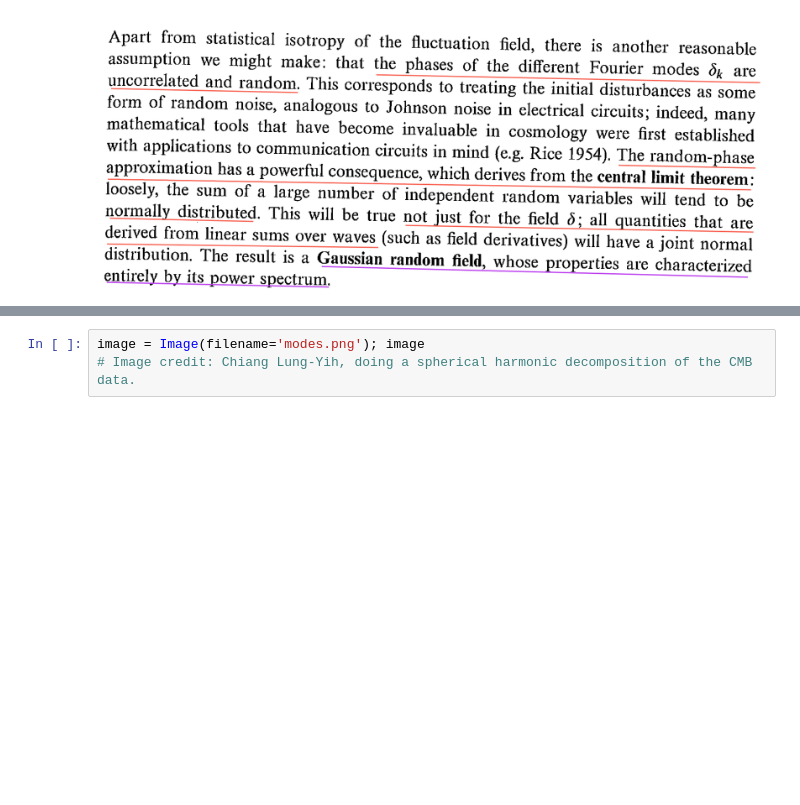
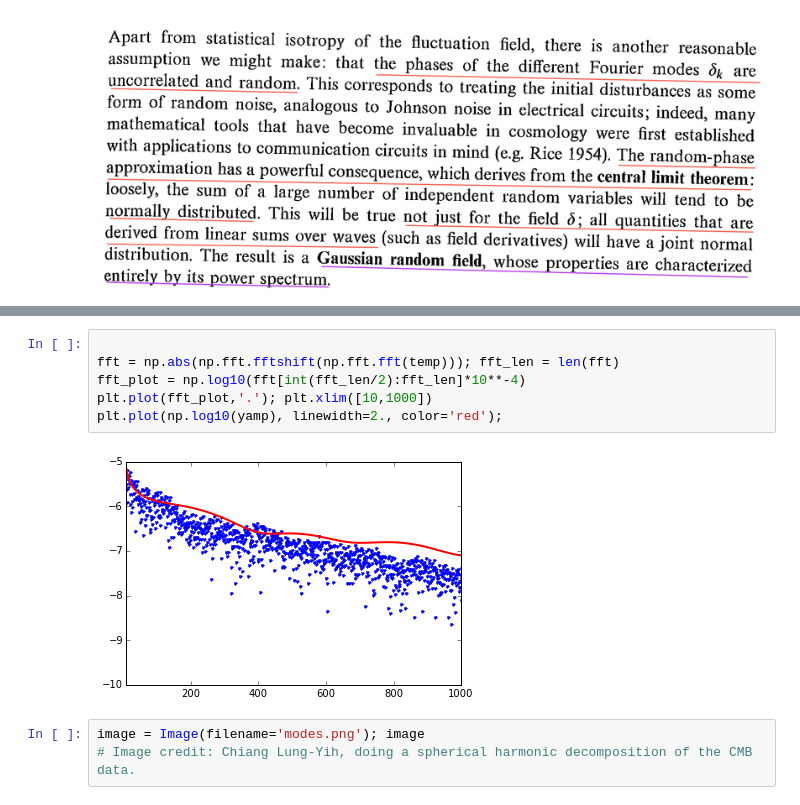
Before and after one commit to chenjj2/DS-seminar, a Jupyter notebook: CMB/Random Field.ipynb, the cells around one changed output, grey strips where cells are left out. Saved outputs shown, nothing was run; the diff lists cells and outputs as text; blank space fills up the shorter version.

```diff
--- a/CMB/Random Field.ipynb
+++ b/CMB/Random Field.ipynb
@@ -46,3 +46,11 @@ plt.hist(temp); plt.title('Temperature Distribution')
+# %%
+
+fft = np.abs(np.fft.fftshift(np.fft.fft(temp))); fft_len = len(fft)
+fft_plot = np.log10(fft[int(fft_len/2):fft_len]*10**-4)
+plt.plot(fft_plot,'.'); plt.xlim([10,1000])
+plt.plot(np.log10(yamp), linewidth=2., color='red');
+# %% [output]
+[figure, added]
 # %%
 image = Image(filename='modes.png'); image
 # Image credit: Chiang Lung-Yih, doing a spherical harmonic decomposition of the CMB data.
```
Also changed, not shown: parts of 3 cells of this notebook.
